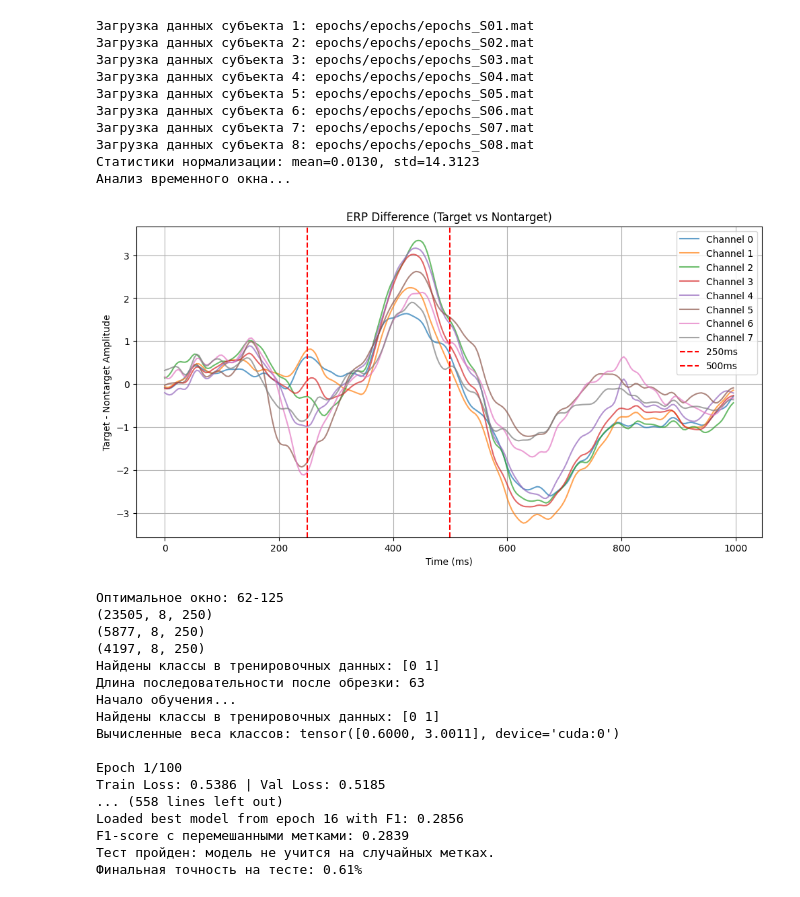
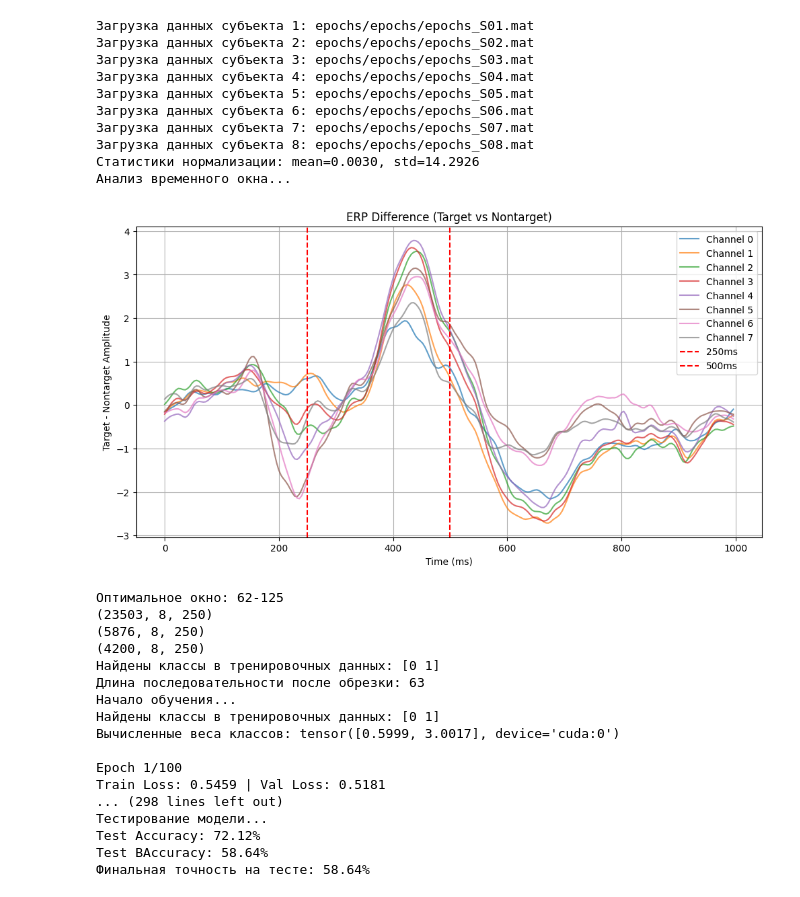
Before and after one commit to DanilSidkov/Decoding-P300EEG2Word, a Jupyter notebook: notebooks/new_pipline.ipynb, the cells around one changed output. Cells and saved outputs as stored; diff of their text form; code cells hidden in the pictures.

```diff
--- a/notebooks/new_pipline.ipynb
+++ b/notebooks/new_pipline.ipynb
@@ -11,33 +11,33 @@ datapath = ['epochs/epochs/epochs_S01.mat',
             'epochs/epochs/epochs_S08.mat'
            ]
 # %%
-model, history, accuracy = improved_pipeline(datapath, test_subject=8)
+model, history, accuracy = improved_pipeline(datapath, test_subject=1)
 # %% [output]
 Загрузка данных субъекта 1: epochs/epochs/epochs_S01.mat
 Загрузка данных субъекта 2: epochs/epochs/epochs_S02.mat
 Загрузка данных субъекта 3: epochs/epochs/epochs_S03.mat
 Загрузка данных субъекта 4: epochs/epochs/epochs_S04.mat
 Загрузка данных субъекта 5: epochs/epochs/epochs_S05.mat
 Загрузка данных субъекта 6: epochs/epochs/epochs_S06.mat
 Загрузка данных субъекта 7: epochs/epochs/epochs_S07.mat
 Загрузка данных субъекта 8: epochs/epochs/epochs_S08.mat
-Статистики нормализации: mean=0.0130, std=14.3123
+Статистики нормализации: mean=0.0030, std=14.2926
 Анализ временного окна...
-[figure, old version]
+[figure, new version]
 Оптимальное окно: 62-125
-(23505, 8, 250)
-(5877, 8, 250)
-(4197, 8, 250)
+(23503, 8, 250)
+(5876, 8, 250)
+(4200, 8, 250)
 Найдены классы в тренировочных данных: [0 1]
 Длина последовательности после обрезки: 63
 Начало обучения...
 Найдены классы в тренировочных данных: [0 1]
-Вычисленные веса классов: tensor([0.6000, 3.0011], device='cuda:0')
+Вычисленные веса классов: tensor([0.5999, 3.0017], device='cuda:0')
 
 Epoch 1/100
-Train Loss: 0.5386 | Val Loss: 0.5185
-... (558 lines left out)
-Loaded best model from epoch 16 with F1: 0.2856
-F1-score с перемешанными метками: 0.2839
-Тест пройден: модель не учится на случайных метках.
-Финальная точность на тесте: 0.61%
+Train Loss: 0.5459 | Val Loss: 0.5181
+... (298 lines left out)
+Тестирование модели...
+Test Accuracy: 72.12%
+Test BAccuracy: 58.64%
+Финальная точность на тесте: 58.64%
```
Also changed, not shown: parts of 2 cells of this notebook, 2 other files.
